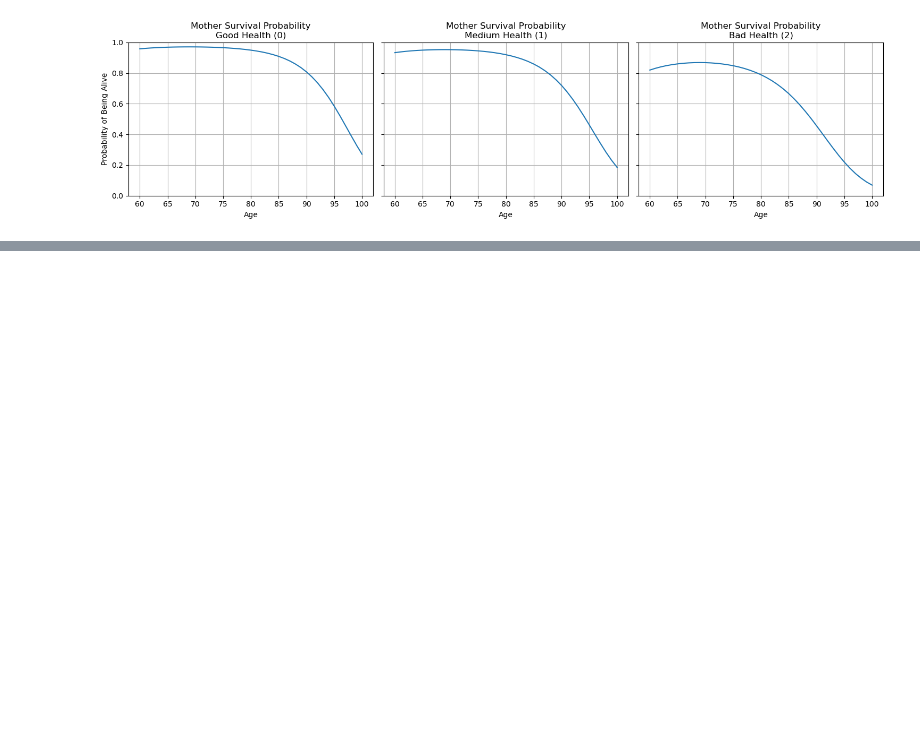
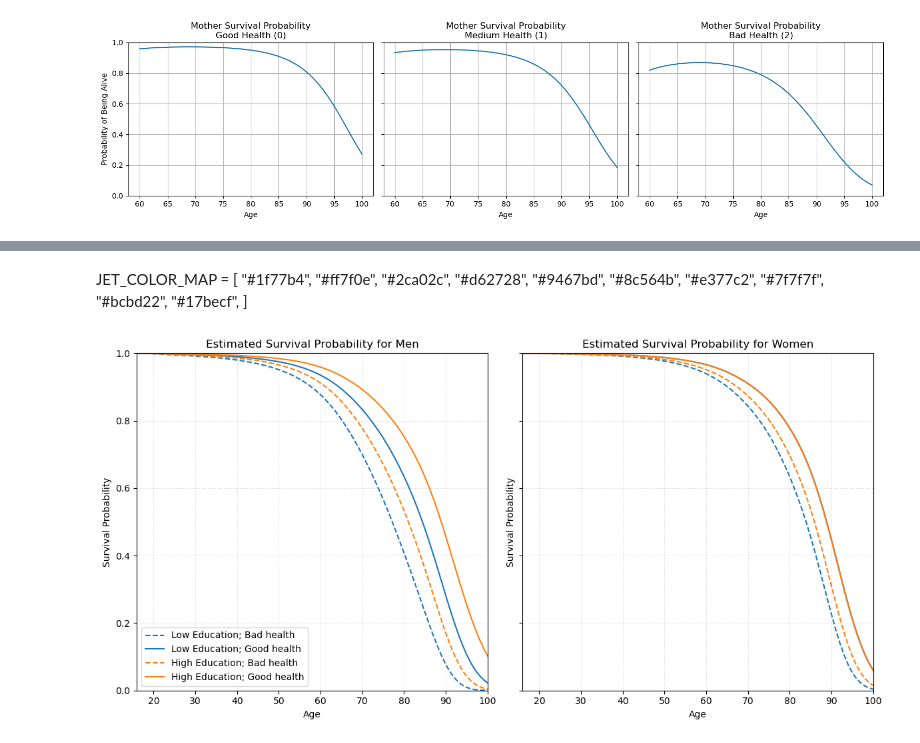
Before and after one commit to segsell/caregiving, a Jupyter notebook: src/sandbox/parental_survival.ipynb, the cells around one changed output, grey strips where cells are left out. Drawn from its saved outputs; the diff is of its cells as text; code cells hidden in the pictures; blank space fills up the shorter version.

```diff
--- a/src/sandbox/parental_survival.ipynb
+++ b/src/sandbox/parental_survival.ipynb
@@ -252,0 +306,31 @@ plot_mother_survival_by_health(params_mother)
+# %%
+specs = {
+    "sex_labels": ["Men", "Women"],
+    "education_labels": ["Low Education", "High Education"],
+    "health_labels": ["Bad health", "Good health", "Death"],
+    "start_age_mortality": 16,
+    "end_age_mortality": 99,
+    # We'll align final plot x-limits with the same 50..60 range:
+    "start_age": 16,
+    "end_age": 99,
+}
+# %% [markdown]
+JET_COLOR_MAP = [
+    "#1f77b4",
+    "#ff7f0e",
+    "#2ca02c",
+    "#d62728",
+    "#9467bd",
+    "#8c564b",
+    "#e377c2",
+    "#7f7f7f",
+    "#bcbd22",
+    "#17becf",
+]
+# %%
+mortality_transition_matrix_csv = pd.read_csv(
+    ROOT / "src" / "sandbox" / "data" / "mortality_transition_matrix.csv"
+)
+path_to_mortality_transition_matrix_csv = (
+    ROOT / "src" / "sandbox" / "data" / "mortality_transition_matrix.csv"
+)
@@ -252,0 +424,4 @@ plot_mother_survival_by_health(params_mother)
+# %%
+plot_mortality(path_to_mortality_transition_matrix_csv, specs)
+# %% [output]
+[figure, added]
```
Also changed, not shown: parts of 10 cells of this notebook, 4 other files.
